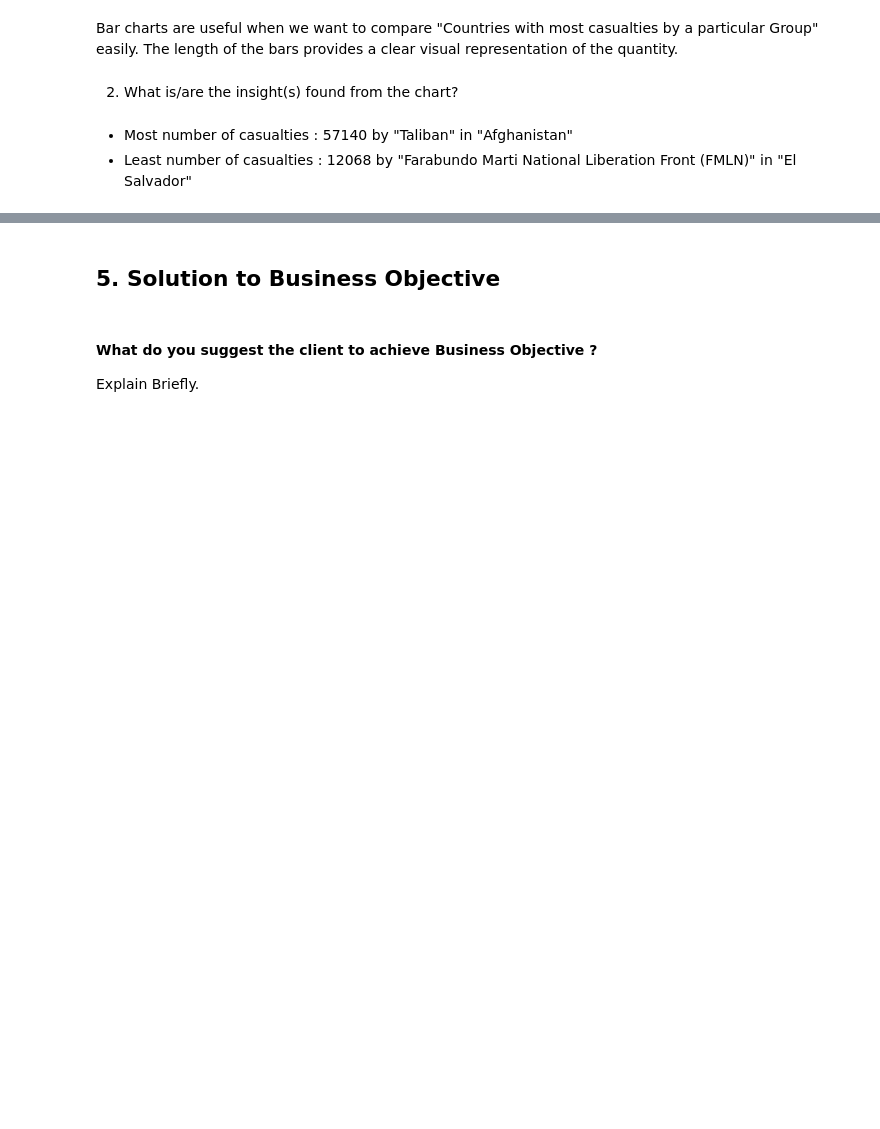
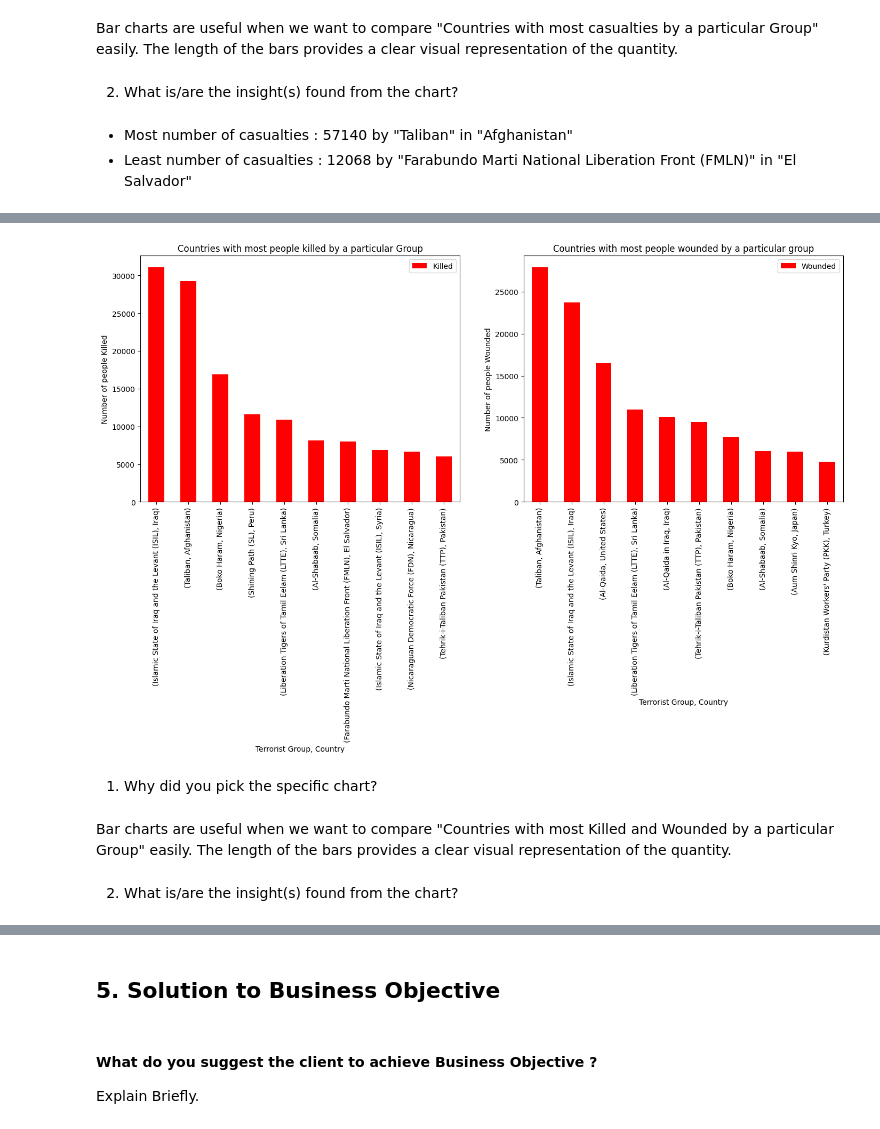
Before and after one commit to Amrit007-droid/Global-Terrorism-Dataset-EDA-, a Jupyter notebook: Global_Terrorism_Dataset_EDA_submission_.ipynb, the cells around one changed output, grey strips where cells are left out. Drawn from its saved outputs; the diff is of its cells as text; code cells hidden in the pictures; blank space fills up the shorter version.

```diff
--- a/Global_Terrorism_Dataset_EDA_submission_.ipynb
+++ b/Global_Terrorism_Dataset_EDA_submission_.ipynb
@@ -1816,0 +1830,3 @@ Bar charts are useful when we want to compare "Countries with most casualties by
+# %%
+gck=df[["Group Name","Country","Killed"]].groupby(["Group Name","Country"],axis=0).sum().sort_values(by="Killed",ascending=False).drop("Unknown").head(10)
+gck
@@ -1816,0 +1848,3 @@ Bar charts are useful when we want to compare "Countries with most casualties by
+# %%
+gcw=df[["Group Name","Country","Wounded"]].groupby(["Group Name","Country"],axis=0).sum().sort_values(by="Wounded",ascending=False).drop("Unknown").head(10)
+gcw
@@ -1816,0 +1864,26 @@ Bar charts are useful when we want to compare "Countries with most casualties by
+# %%
+# Chart 26 Visualization code
+fig=plt.figure()
+ax0=fig.add_subplot(1,2,1)
+ax1=fig.add_subplot(1,2,2)
+
+#Killed
+gck.plot(kind="bar",color="red",figsize=(17,6),ax=ax0)
+ax0.set_title("Countries with most people killed by a particular Group")
+ax0.set_xlabel("Terrorist Group, Country")
+ax0.set_ylabel("Number of people Killed")
+
+#Wounded
+gcw.plot(kind="bar",color="red",figsize=(17,6),ax=ax1)
+ax1.set_title("Countries with most people wounded by a particular group")
+ax1.set_xlabel("Terrorist Group, Country")
+ax1.set_ylabel("Number of people Wounded")
+plt.show()
+# %% [output]
+[figure, added]
+# %% [markdown]
+1. Why did you pick the specific chart?
+# %% [markdown]
+Bar charts are useful when we want to compare "Countries with most Killed and Wounded by a particular Group" easily. The length of the bars provides a clear visual representation of the quantity.
+# %% [markdown]
+2. What is/are the insight(s) found from the chart?
```
Also changed, not shown: parts of 15 cells of this notebook.
